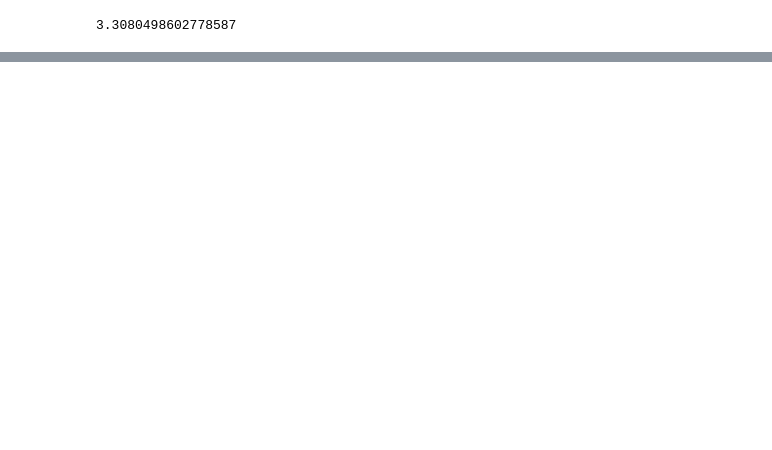
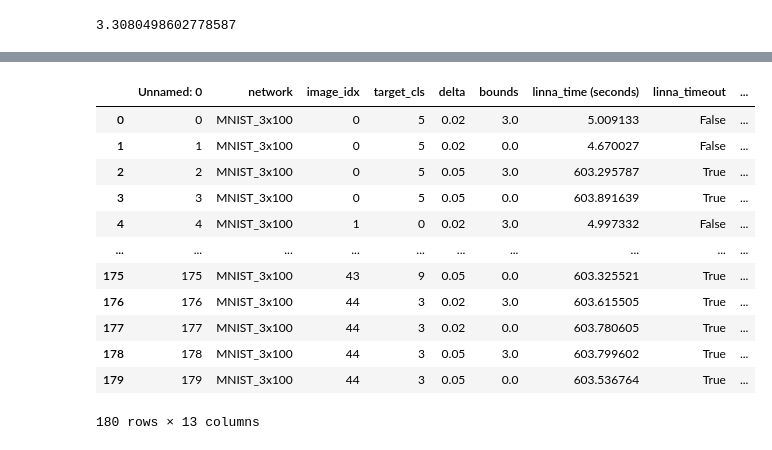
Before and after one commit to cxlvinchau/LiNNA, a Jupyter notebook: experiments/verification/mnist/robust_experiment_data/Evaluate Data.ipynb, the cells around one changed output, grey strips where cells are left out. Saved outputs shown, nothing was run; the diff lists cells and outputs as text; code cells hidden in the pictures; blank space fills up the shorter version.

```diff
--- a/experiments/verification/mnist/robust_experiment_data/Evaluate Data.ipynb
+++ b/experiments/verification/mnist/robust_experiment_data/Evaluate Data.ipynb
@@ -65,0 +66,2 @@ df2[df2["linna_result"] == "sat"]["linna_time (seconds)"].mean()
+# %%
+marabou = marabou[["image_idx", "target_cls", "delta", "marabou_result"]]
@@ -65,0 +82,22 @@ df2[df2["linna_result"] == "sat"]["linna_time (seconds)"].mean()
+# %%
+marabou = marabou.set_index(["image_idx", "target_cls", "delta"])
+# %%
+linna = df2[df2.image_idx <= 44]
+# %%
+joined = linna.join(marabou, on=["image_idx", "target_cls", "delta"])
+# %%
+joined
+# %% [output]
+|  | Unnamed: 0 | network | image_idx | target_cls | delta | bounds | linna_time (seconds) | linna_timeout | ... |
+| 0 | 0 | MNIST_3x100 | 0 | 5 | 0.02 | 3.0 | 5.009133 | False | ... |
+| 1 | 1 | MNIST_3x100 | 0 | 5 | 0.02 | 0.0 | 4.670027 | False | ... |
+| 2 | 2 | MNIST_3x100 | 0 | 5 | 0.05 | 3.0 | 603.295787 | True | ... |
+| 3 | 3 | MNIST_3x100 | 0 | 5 | 0.05 | 0.0 | 603.891639 | True | ... |
+| 4 | 4 | MNIST_3x100 | 1 | 0 | 0.02 | 3.0 | 4.997332 | False | ... |
+| ... | ... | ... | ... | ... | ... | ... | ... | ... | ... |
+| 175 | 175 | MNIST_3x100 | 43 | 9 | 0.05 | 0.0 | 603.325521 | True | ... |
+| 176 | 176 | MNIST_3x100 | 44 | 3 | 0.02 | 3.0 | 603.615505 | True | ... |
+| 177 | 177 | MNIST_3x100 | 44 | 3 | 0.02 | 0.0 | 603.780605 | True | ... |
+| 178 | 178 | MNIST_3x100 | 44 | 3 | 0.05 | 3.0 | 603.799602 | True | ... |
+| 179 | 179 | MNIST_3x100 | 44 | 3 | 0.05 | 0.0 | 603.536764 | True | ... |
+180 rows × 13 columns
```
Also changed, not shown: parts of 6 cells of this notebook, 7 other files.
